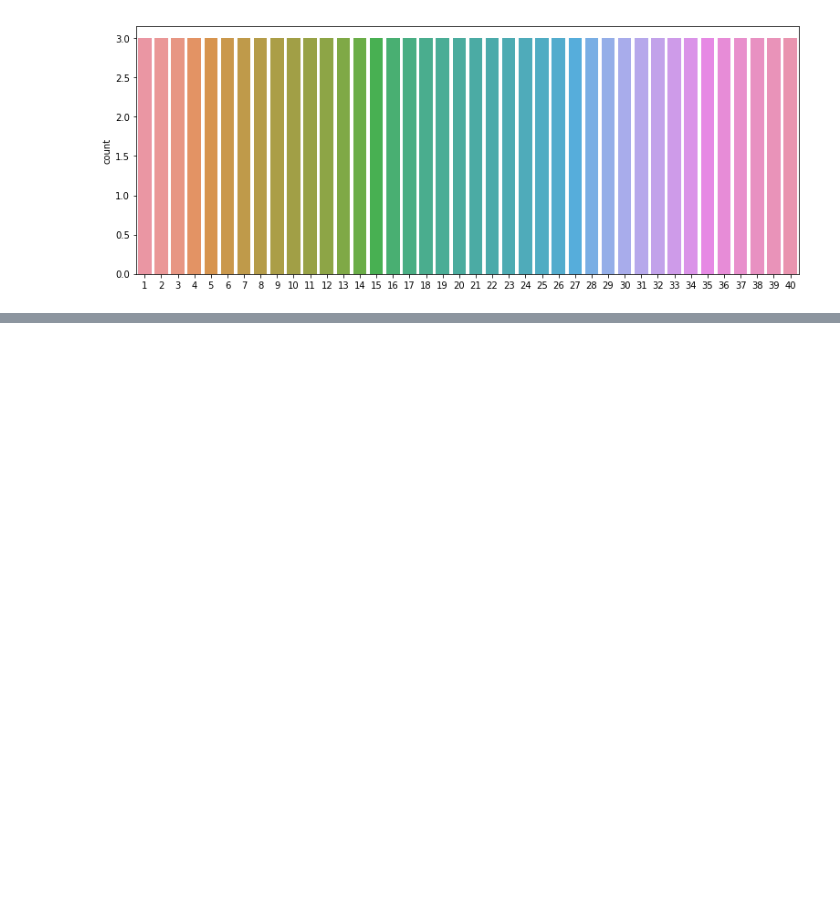
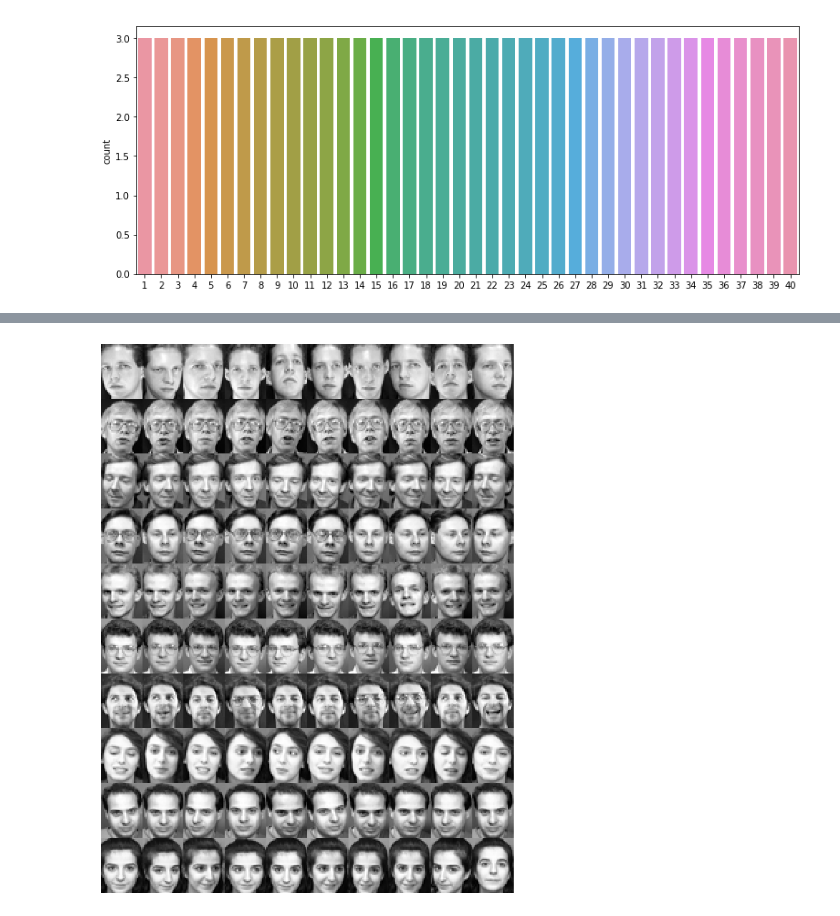
Before and after one commit to sheikhomar/popan, a Jupyter notebook: notebooks/dataset-orl.ipynb, the cells around one changed output, grey strips where cells are left out. Drawn from its saved outputs; the diff is of its cells as text; code cells hidden in the pictures; blank space fills up the shorter version.

```diff
--- a/notebooks/dataset-orl.ipynb
+++ b/notebooks/dataset-orl.ipynb
@@ -51,0 +51,5 @@ plot_random(X_train)
+# %%
+subjects = get_subjects(X, y, [1, 2, 3, 4, 5, 6, 7, 8, 9, 10], select_one=False)
+utils.plot_images(subjects, n_rows=10, n_columns=10);
+# %% [output]
+[figure, added]
```
Also changed, not shown: parts of 9 cells of this notebook, 4 other files.
